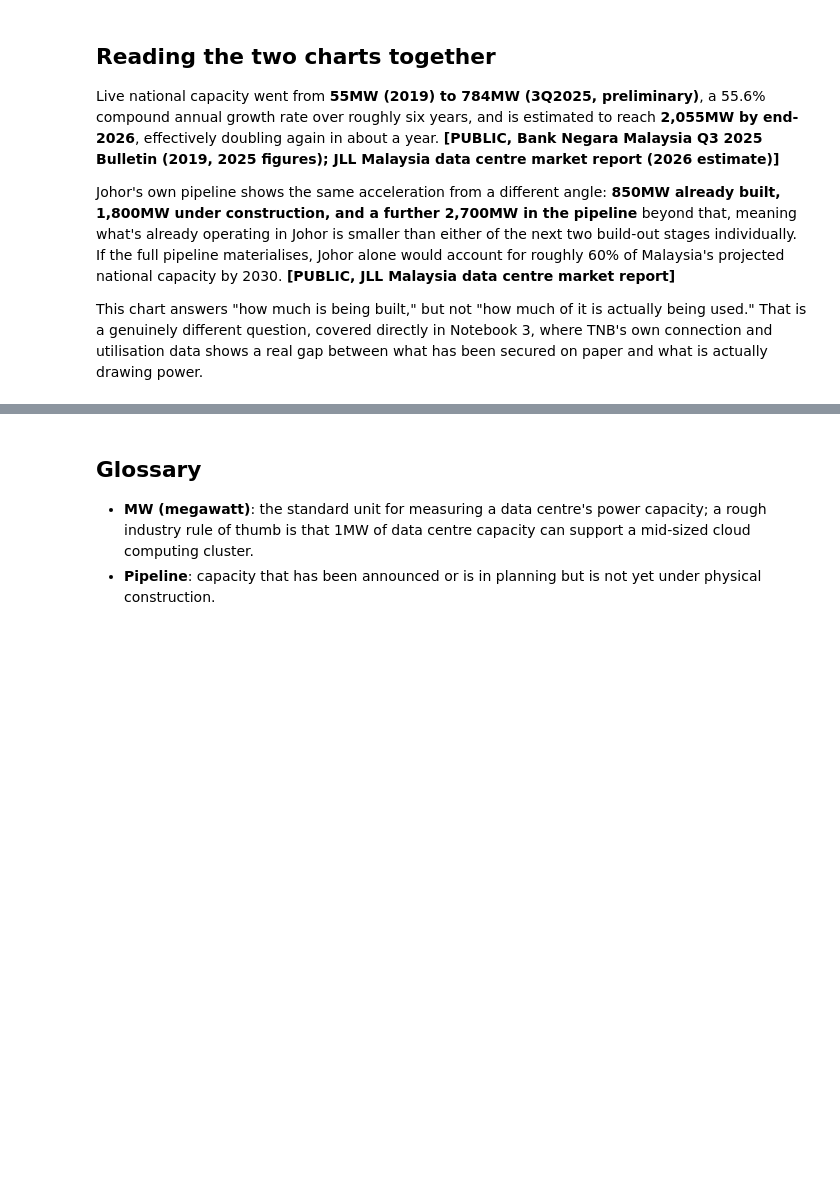
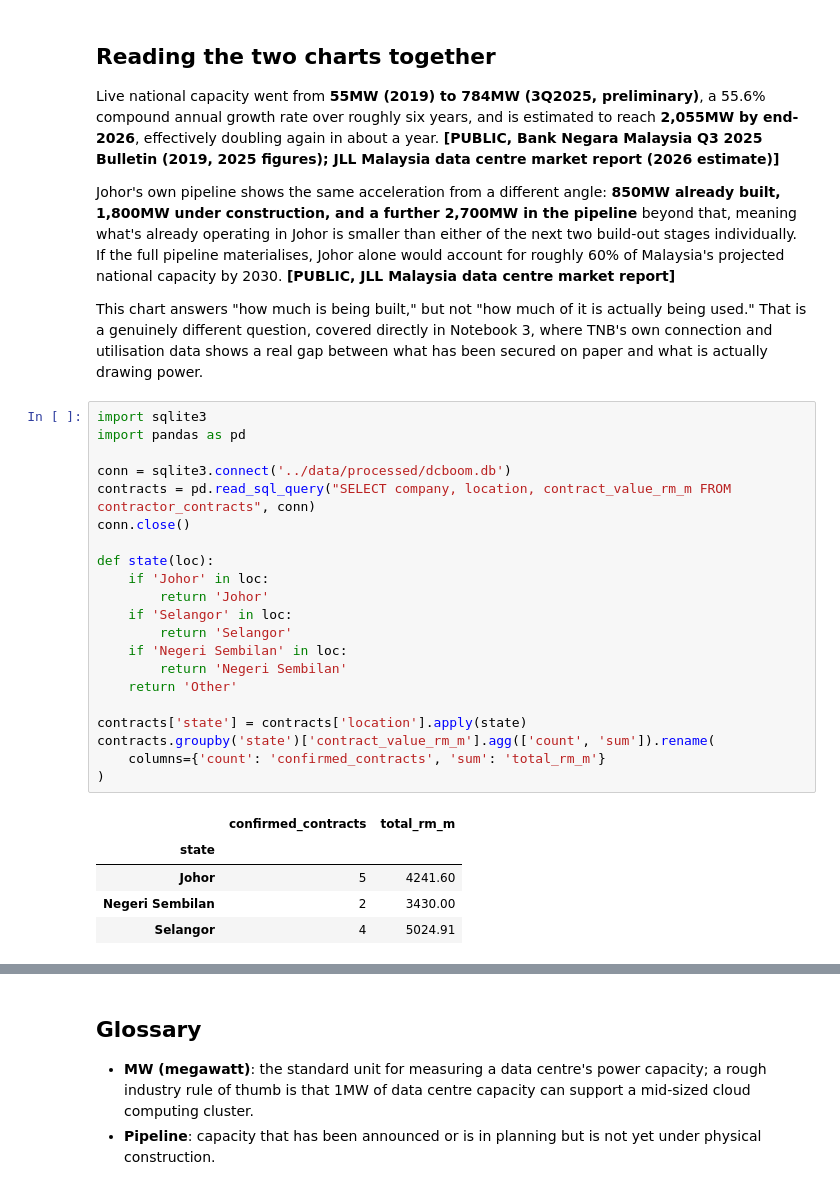
Before and after one commit to ooi-darren/malaysia-ai-data-centre-boom, a Jupyter notebook: notebooks/02_capacity_buildout.ipynb, the cells around one changed output, grey strips where cells are left out. Drawn from its saved outputs; the diff is of its cells as text; blank space fills up the shorter version.

```diff
--- a/notebooks/02_capacity_buildout.ipynb
+++ b/notebooks/02_capacity_buildout.ipynb
@@ -28,3 +28,30 @@ Live national capacity went from **55MW (2019) to 784MW (3Q2025, preliminary)**,
 Johor's own pipeline shows the same acceleration from a different angle: **850MW already built, 1,800MW under construction, and a further 2,700MW in the pipeline** beyond that, meaning what's already operating in Johor is smaller than either of the next two build-out stages individually. If the full pipeline materialises, Johor alone would account for roughly 60% of Malaysia's projected national capacity by 2030. **[PUBLIC, JLL Malaysia data centre market report]**
 
 This chart answers "how much is being built," but not "how much of it is actually being used." That is a genuinely different question, covered directly in Notebook 3, where TNB's own connection and utilisation data shows a real gap between what has been secured on paper and what is actually drawing power.
+# %%
+import sqlite3
+import pandas as pd
+
+conn = sqlite3.connect('../data/processed/dcboom.db')
+contracts = pd.read_sql_query("SELECT company, location, contract_value_rm_m FROM contractor_contracts", conn)
+conn.close()
+
+def state(loc):
+    if 'Johor' in loc:
+        return 'Johor'
+    if 'Selangor' in loc:
+        return 'Selangor'
+    if 'Negeri Sembilan' in loc:
+        return 'Negeri Sembilan'
+    return 'Other'
+
+contracts['state'] = contracts['location'].apply(state)
+contracts.groupby('state')['contract_value_rm_m'].agg(['count', 'sum']).rename(
+    columns={'count': 'confirmed_contracts', 'sum': 'total_rm_m'}
+)
+# %% [output]
+|  | confirmed_contracts | total_rm_m |
+| state |  |  |
+| Johor | 5 | 4241.60 |
+| Negeri Sembilan | 2 | 3430.00 |
+| Selangor | 4 | 5024.91 |
```
Also changed, not shown: parts of 4 cells of this notebook, 6 other files.
